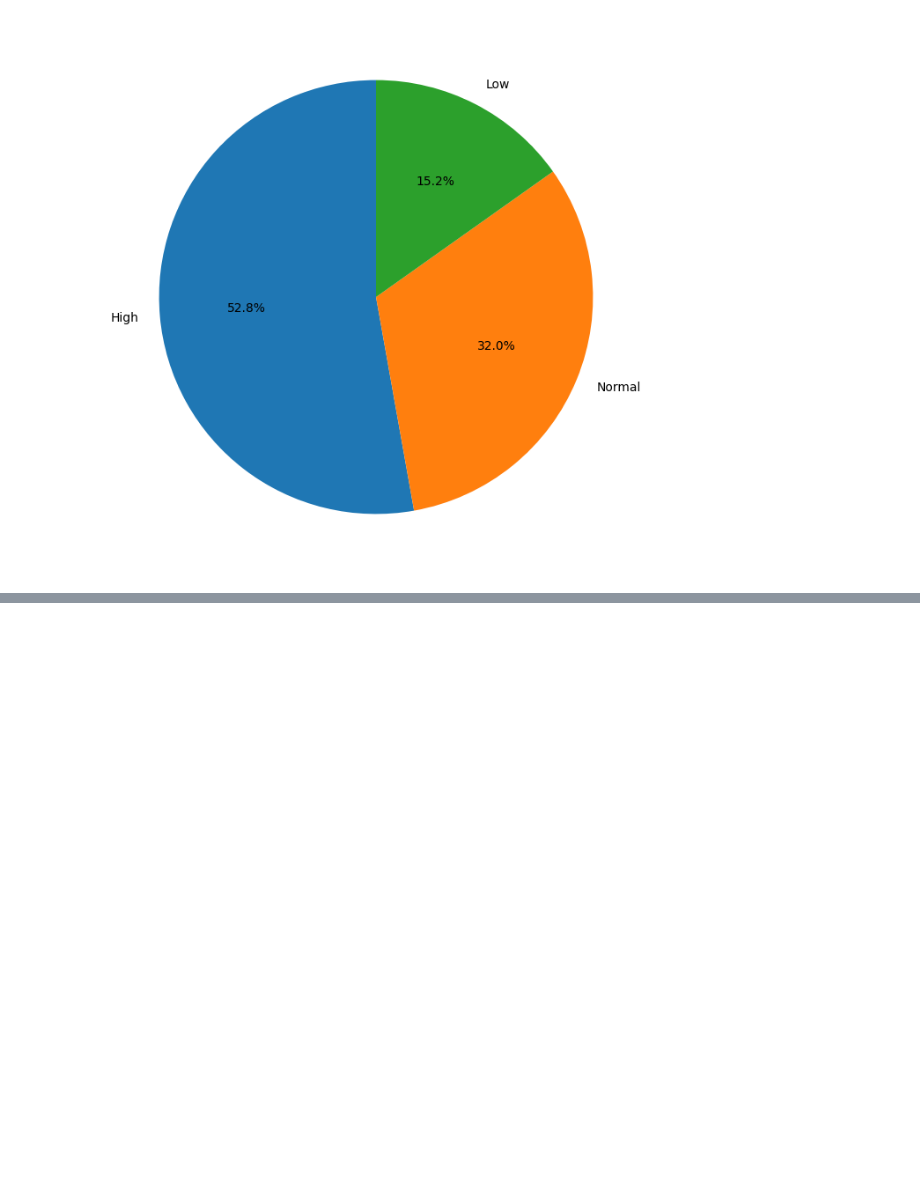
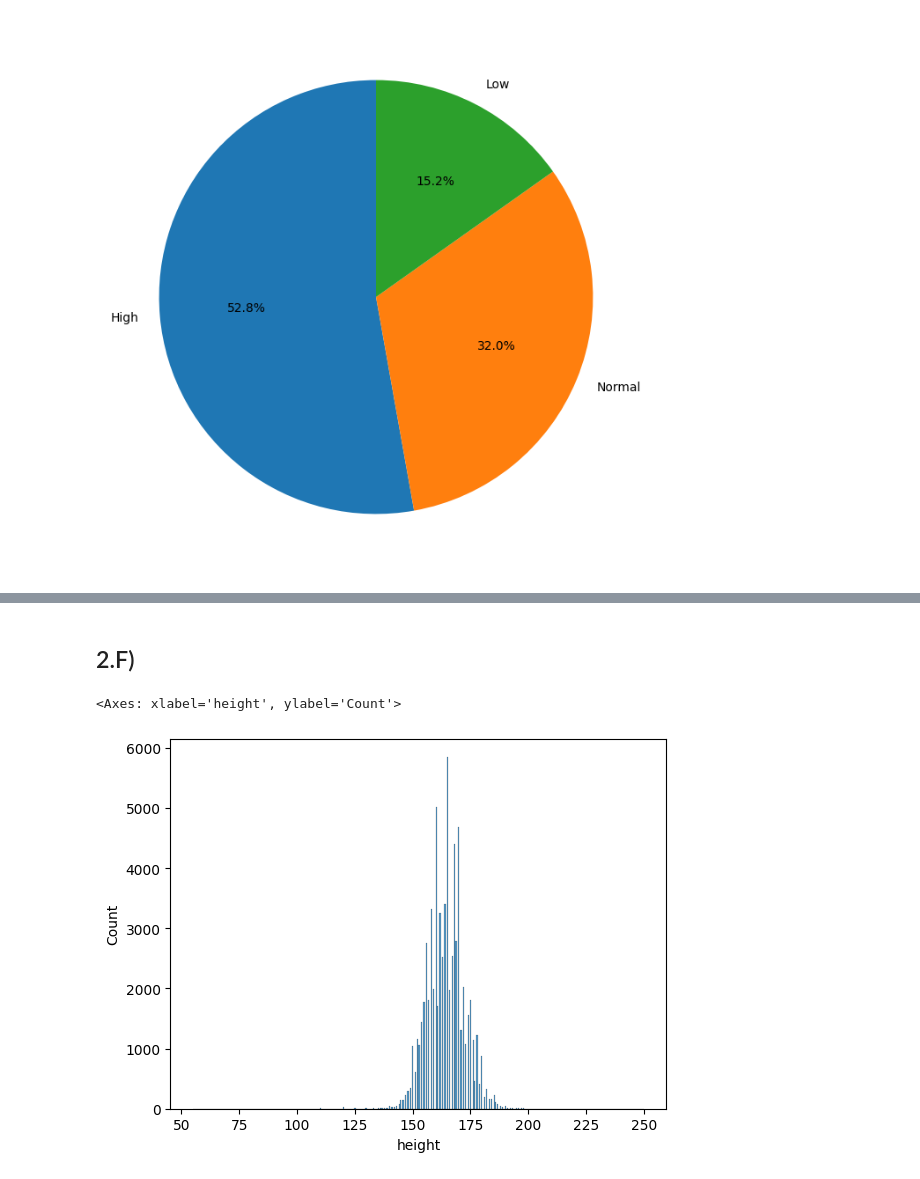
Before and after one commit to MiltonOberg/Artificial_Intelligence2-Milton-OPA23, a Jupyter notebook: Labb_1/labb_1.ipynb, the cells around one changed output, grey strips where cells are left out. Drawn from its saved outputs; the diff is of its cells as text; code cells hidden in the pictures; blank space fills up the shorter version.

```diff
--- a/Labb_1/labb_1.ipynb
+++ b/Labb_1/labb_1.ipynb
@@ -673,0 +714,7 @@ plt.pie(category_counts, labels= category_counts.index, autopct='%1.1f%%', start
+# %% [markdown]
+## 2.F)
+# %%
+sns.histplot(data= df_cardio, x= "height")
+# %% [output]
+<Axes: xlabel='height', ylabel='Count'>
+[figure, added]
```
Also changed, not shown: parts of 12 cells of this notebook.
